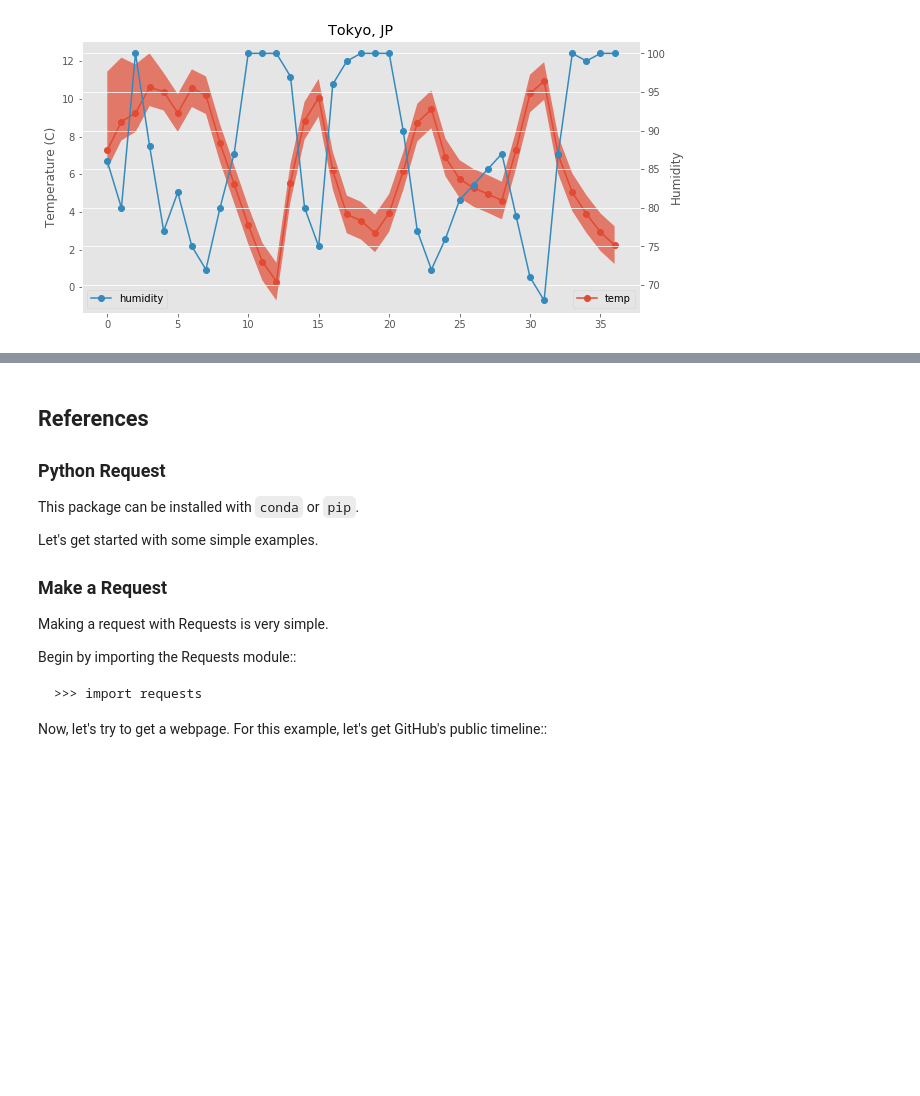
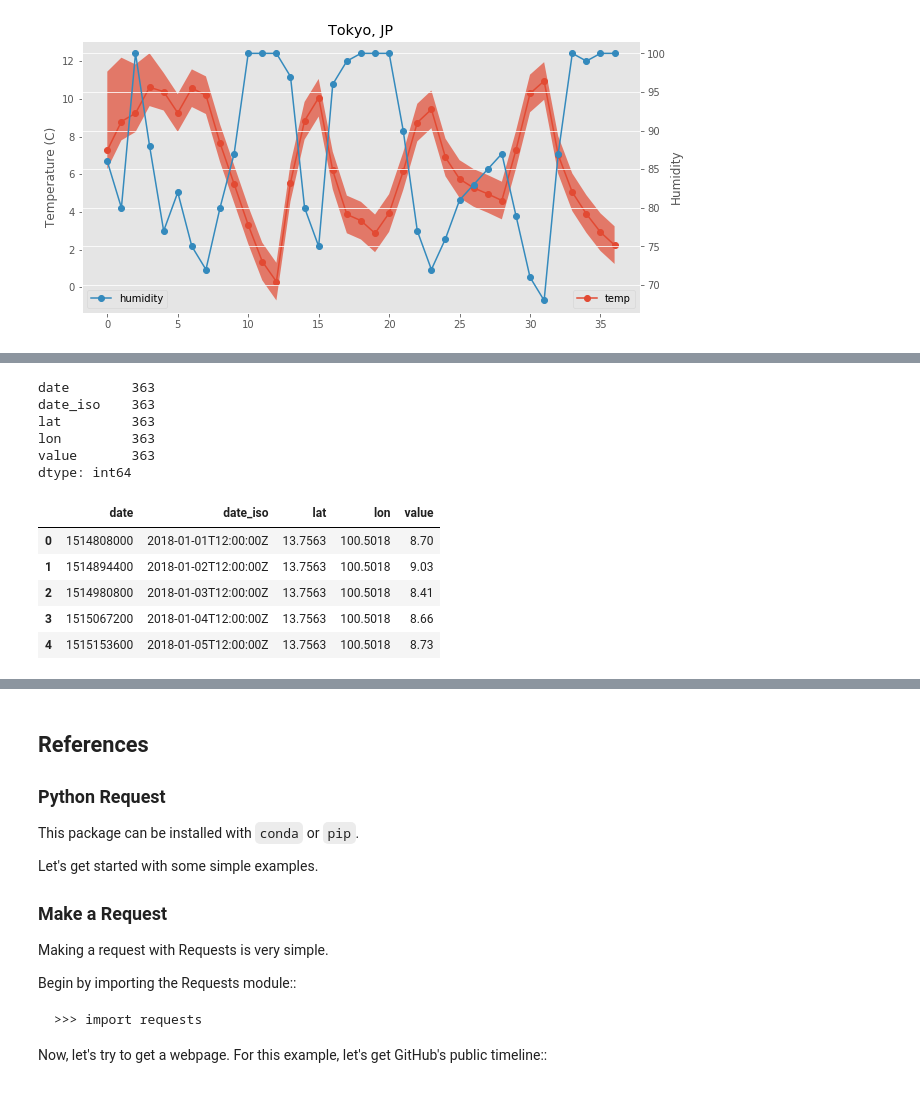
Before and after one commit to jarhan/data-mining, a Jupyter notebook: lect03/03-collecting-data.ipynb, the cells around one changed output, grey strips where cells are left out. Cells and saved outputs as stored; diff of their text form; code cells hidden in the pictures; blank space fills up the shorter version.

```diff
--- a/lect03/03-collecting-data.ipynb
+++ b/lect03/03-collecting-data.ipynb
@@ -1173,0 +1208,17 @@ plot_temp(tk_df, 'Tokyo', 'JP')
+# %%
+uv_df = pd.DataFrame(uv_data)
+print(uv_df.count())
+uv_df.head()
+# %% [output]
+date        363
+date_iso    363
+lat         363
+lon         363
+value       363
+dtype: int64
+|  | date | date_iso | lat | lon | value |
+| 0 | 1514808000 | 2018-01-01T12:00:00Z | 13.7563 | 100.5018 | 8.70 |
+| 1 | 1514894400 | 2018-01-02T12:00:00Z | 13.7563 | 100.5018 | 9.03 |
+| 2 | 1514980800 | 2018-01-03T12:00:00Z | 13.7563 | 100.5018 | 8.41 |
+| 3 | 1515067200 | 2018-01-04T12:00:00Z | 13.7563 | 100.5018 | 8.66 |
+| 4 | 1515153600 | 2018-01-05T12:00:00Z | 13.7563 | 100.5018 | 8.73 |
```
Also changed, not shown: parts of 9 cells of this notebook, 1 other file.
